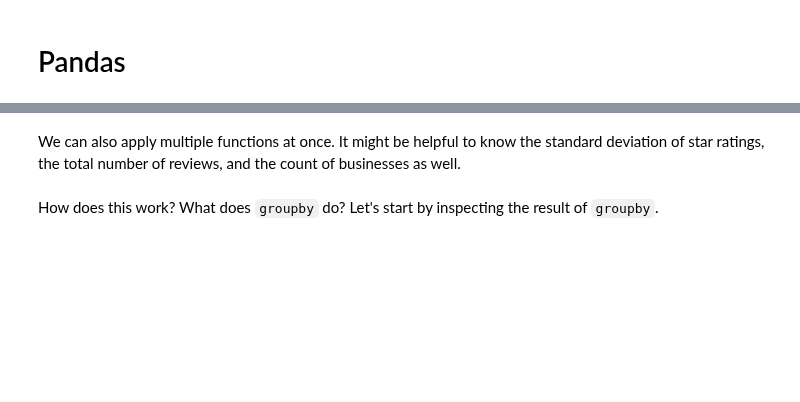
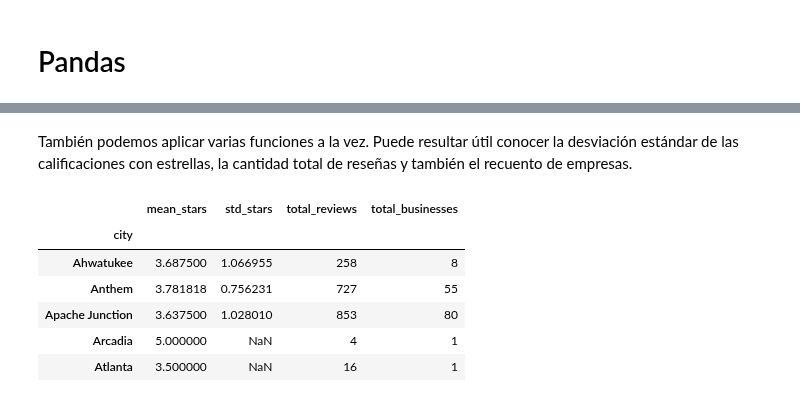
Before and after one commit to rubuntu/uaa-417-sistemas-de-gestion-de-bases-de-datos-avanzados, a Jupyter notebook: 08_Pandas.ipynb, the cells around one changed output, grey strips where cells are left out. Saved outputs shown, nothing was run; the diff lists cells and outputs as text; code cells hidden in the pictures; blank space fills up the shorter version.

```diff
--- a/08_Pandas.ipynb
+++ b/08_Pandas.ipynb
@@ -275,5 +577,19 @@ stars_by_city.head()
-# %% [markdown]
-We can also apply multiple functions at once. It might be helpful to know the standard deviation of star ratings, the total number of reviews, and the count of businesses as well.
+# %% [markdown]
+También podemos aplicar varias funciones a la vez. Puede resultar útil conocer la desviación estándar de las calificaciones con estrellas, la cantidad total de reseñas y también el recuento de empresas.
 # %%
-agg_by_city = yelp_df.groupby('city').agg({'stars': {'mean': 'mean', 'std': 'std'}, 'review_count': 'sum', 'business_id': 'count'})
+agg_by_city = yelp_df.groupby('city').agg(
+    mean_stars=('stars', 'mean'),
+    std_stars=('stars', 'std'),
+    total_reviews=('review_count', 'sum'),
+    total_businesses=('business_id', 'count')
+)
+
 agg_by_city.head()
+# %% [output]
+|  | mean_stars | std_stars | total_reviews | total_businesses |
+| city |  |  |  |  |
+| Ahwatukee | 3.687500 | 1.066955 | 258 | 8 |
+| Anthem | 3.781818 | 0.756231 | 727 | 55 |
+| Apache Junction | 3.637500 | 1.028010 | 853 | 80 |
+| Arcadia | 5.000000 | NaN | 4 | 1 |
+| Atlanta | 3.500000 | NaN | 16 | 1 |
@@ -285,2 +595,0 @@ agg_by_city.head()
-# %% [markdown]
-How does this work? What does `groupby` do? Let's start by inspecting the result of `groupby`.
```
Also changed, not shown: parts of 183 cells of this notebook.
